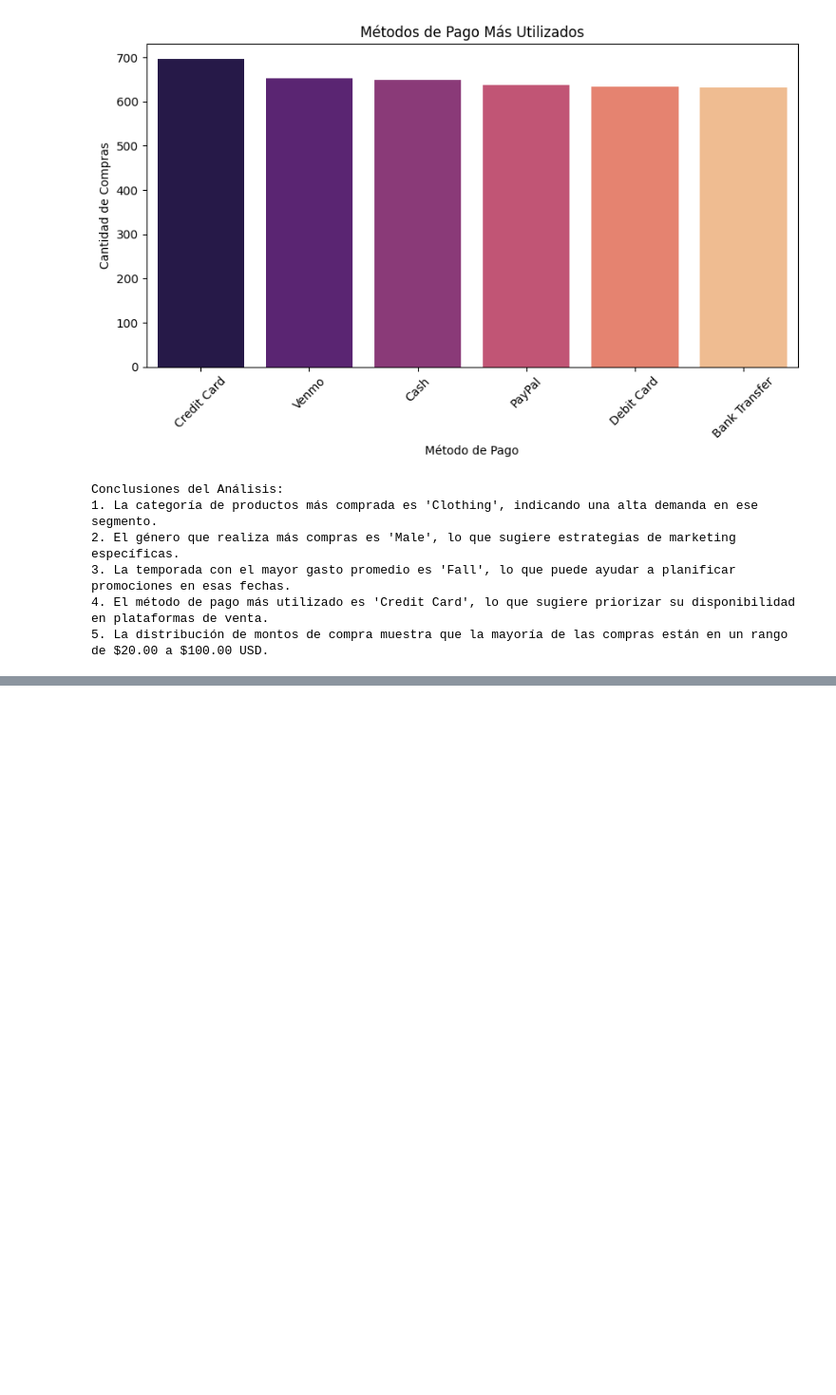
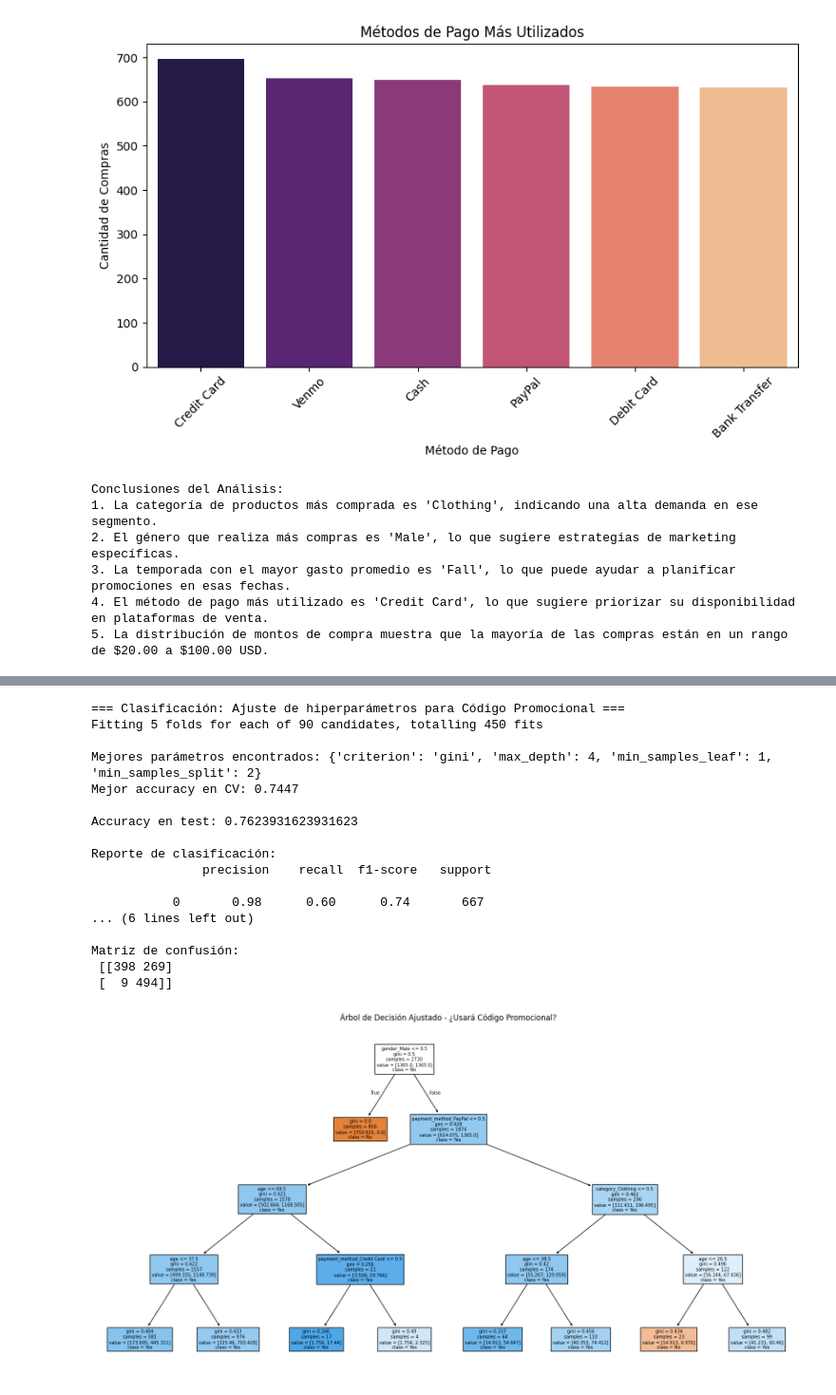
Before and after one commit to joaquin-benitez/analisis_tendencias, a Jupyter notebook: tendencias.ipynb, the cells around one changed output, grey strips where cells are left out. Shown: that part at 95% size. Saved outputs shown, nothing was run; the diff lists cells and outputs as text; code cells hidden in the pictures; blank space fills up the shorter version.

```diff
--- a/tendencias.ipynb
+++ b/tendencias.ipynb
@@ -152,0 +212,78 @@ Conclusiones del Análisis:
+# %%
+import pandas as pd
+import matplotlib.pyplot as plt
+from sklearn.model_selection import train_test_split, GridSearchCV
+from sklearn.tree import DecisionTreeClassifier, plot_tree
+from sklearn.metrics import accuracy_score, classification_report, confusion_matrix
+
+print("\n=== Clasificación: Ajuste de hiperparámetros para Código Promocional ===")
+
+# Variables predictoras y objetivo
+X_class = df[['age', 'gender', 'season', 'payment_method', 'category', 'preferred_payment_method']]
+y_class = df['promo_code_used'].map({'Yes': 1, 'No': 0})
+
+# Codificación variables categóricas
+X_class_encoded = pd.get_dummies(X_class, drop_first=True)
+
+# División entrenamiento/test con estratificación
+X_train, X_test, y_train, y_test = train_test_split(
+    X_class_encoded, y_class, test_size=0.3, random_state=42, stratify=y_class
+)
+
+# Definición del modelo base
+clf = DecisionTreeClassifier(random_state=42, class_weight='balanced')
+
+# Grid de parámetros para explorar
+param_grid = {
+    'max_depth': [3, 4, 5, 6, 7],
+    'min_samples_split': [2, 5, 10],
+    'min_samples_leaf': [1, 2, 4],
+    'criterion': ['gini', 'entropy']
+}
+
+# Búsqueda con validación cruzada
+grid_search = GridSearchCV(estimator=clf,
+                           param_grid=param_grid,
+                           cv=5,
+                           scoring='accuracy',
+                           n_jobs=-1,
+                           verbose=1)
+
+# Entrenamos
+grid_search.fit(X_train, y_train)
+
+print(f"\nMejores parámetros encontrados: {grid_search.best_params_}")
+print(f"Mejor accuracy en CV: {grid_search.best_score_:.4f}")
+
+# Evaluación con los mejores parámetros en test
+best_clf = grid_search.best_estimator_
+y_pred = best_clf.predict(X_test)
+
+print("\nAccuracy en test:", accuracy_score(y_test, y_pred))
+print("\nReporte de clasificación:\n", classification_report(y_test, y_pred))
+print("\nMatriz de confusión:\n", confusion_matrix(y_test, y_pred))
+
+# Visualización del árbol
+plt.figure(figsize=(20, 10))
+plot_tree(best_clf, feature_names=X_class_encoded.columns, class_names=['No', 'Yes'], filled=True)
+plt.title("Árbol de Decisión Ajustado - ¿Usará Código Promocional?")
+plt.show()
+# %% [output]
+=== Clasificación: Ajuste de hiperparámetros para Código Promocional ===
+Fitting 5 folds for each of 90 candidates, totalling 450 fits
+
+Mejores parámetros encontrados: {'criterion': 'gini', 'max_depth': 4, 'min_samples_leaf': 1, 'min_samples_split': 2}
+Mejor accuracy en CV: 0.7447
+
+Accuracy en test: 0.7623931623931623
+
+Reporte de clasificación:
+               precision    recall  f1-score   support
+
+           0       0.98      0.60      0.74       667
+... (6 lines left out)
+
+Matriz de confusión:
+ [[398 269]
+ [  9 494]]
+[figure, added]
```
Also changed, not shown: parts of 1 cell of this notebook.
